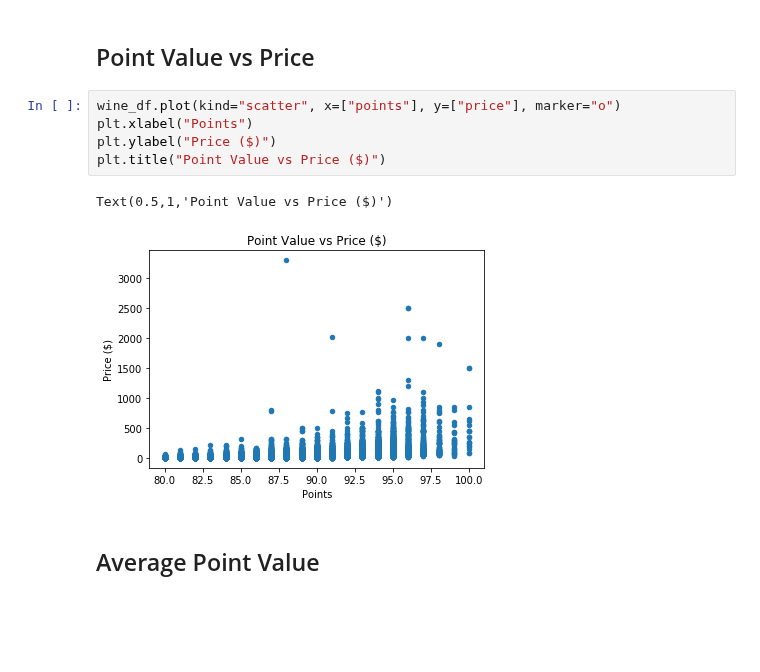
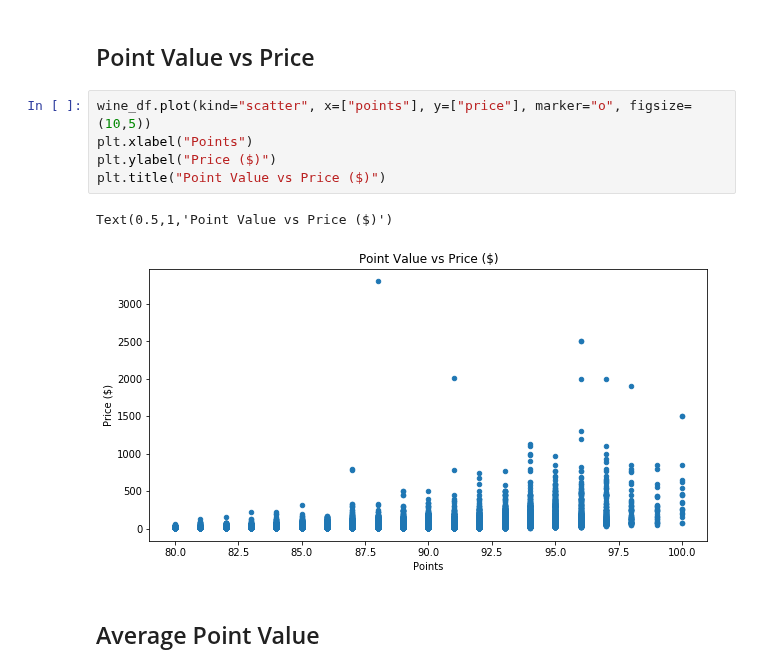
Before and after one commit to madengr00/PourTaste, a Jupyter notebook: Basic DataSet Information.ipynb, the cells around one changed output. Cells and saved outputs as stored; diff of their text form; blank space fills up the shorter version.

```diff
--- a/Basic DataSet Information.ipynb
+++ b/Basic DataSet Information.ipynb
@@ -38,13 +39,13 @@ Our dataset represents 42 countries, 422 provinces, and 15855 wineries
 # %% [markdown]
 ## Point Value vs Price
 # %%
-wine_df.plot(kind="scatter", x=["points"], y=["price"], marker="o")
+wine_df.plot(kind="scatter", x=["points"], y=["price"], marker="o", figsize=(10,5))
 plt.xlabel("Points")
 plt.ylabel("Price ($)")
 plt.title("Point Value vs Price ($)")
 # %% [output]
 Text(0.5,1,'Point Value vs Price ($)')
-[figure, old version]
+[figure, new version]
 # %% [markdown]
 ## Average Point Value
 # %%
```
Also changed, not shown: parts of 4 cells of this notebook.
